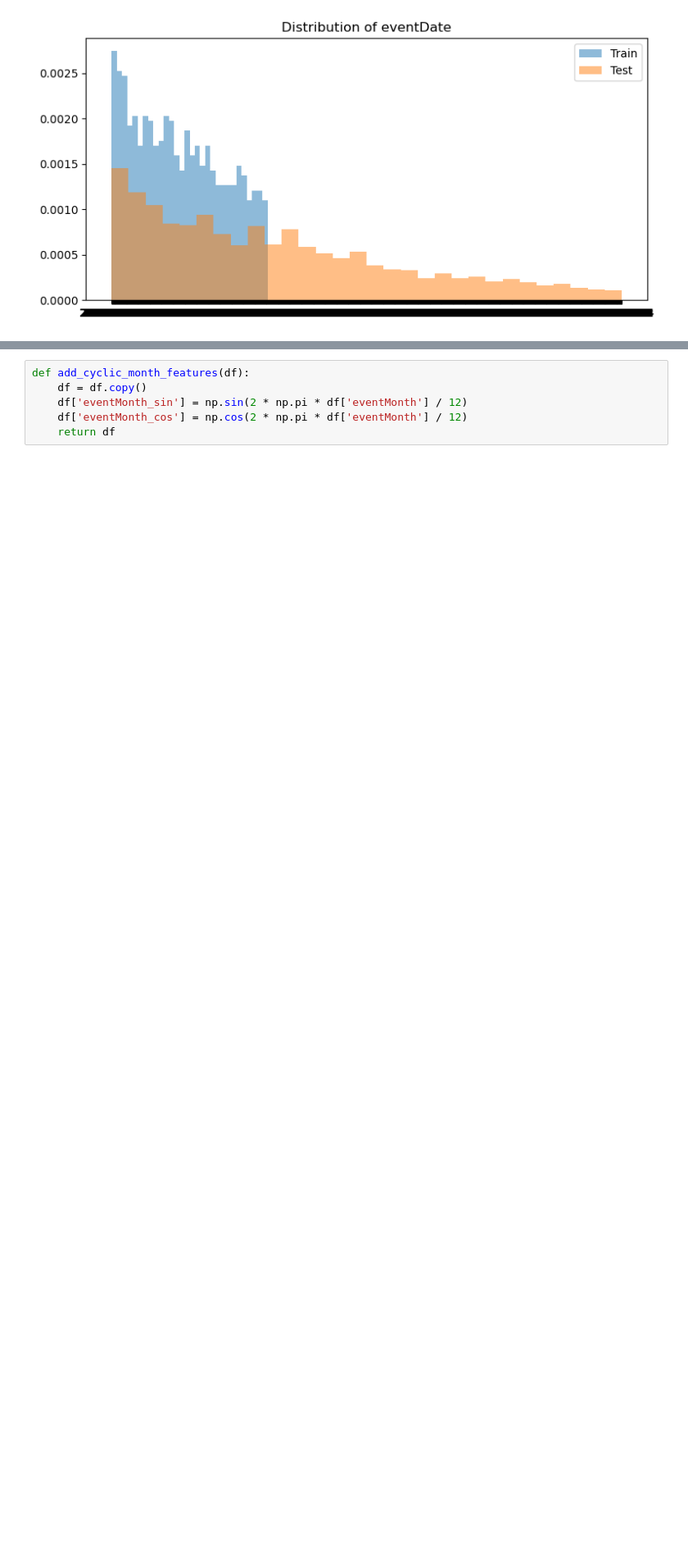
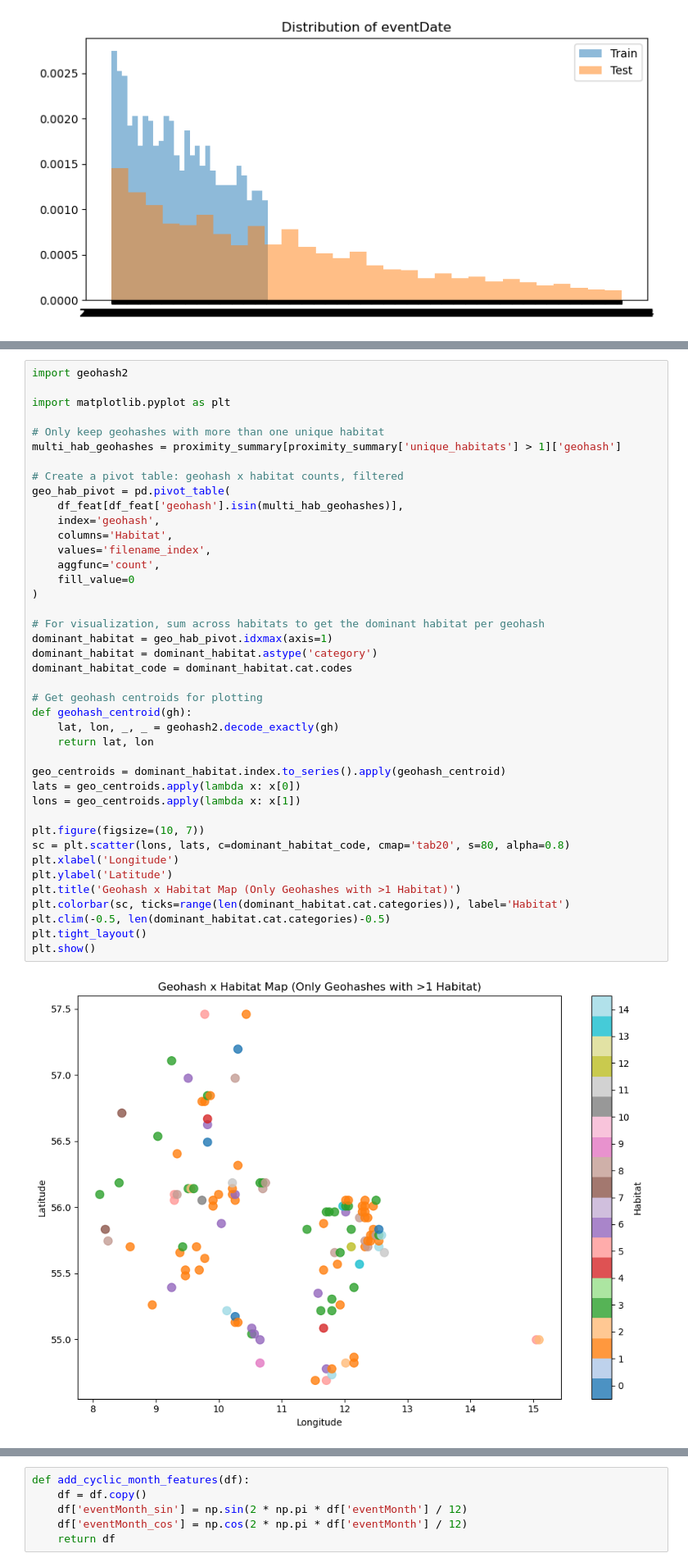
Before and after one commit to alliethebanana/MultimodalDataChallenge2025, a Jupyter notebook: notebooks/02_decision_tree.ipynb, the cells around one changed output, grey strips where cells are left out. Shown at 82% size. Saved outputs shown, nothing was run; the diff lists cells and outputs as text; blank space fills up the shorter version.

```diff
--- a/notebooks/02_decision_tree.ipynb
+++ b/notebooks/02_decision_tree.ipynb
@@ -75,0 +153,43 @@ for col in cols_to_compare:
+# %%
+import geohash2
+
+import matplotlib.pyplot as plt
+
+# Only keep geohashes with more than one unique habitat
+multi_hab_geohashes = proximity_summary[proximity_summary['unique_habitats'] > 1]['geohash']
+
+# Create a pivot table: geohash x habitat counts, filtered
+geo_hab_pivot = pd.pivot_table(
+    df_feat[df_feat['geohash'].isin(multi_hab_geohashes)],
+    index='geohash',
+    columns='Habitat',
+    values='filename_index',
+    aggfunc='count',
+    fill_value=0
+)
+
+# For visualization, sum across habitats to get the dominant habitat per geohash
+dominant_habitat = geo_hab_pivot.idxmax(axis=1)
+dominant_habitat = dominant_habitat.astype('category')
+dominant_habitat_code = dominant_habitat.cat.codes
+
+# Get geohash centroids for plotting
+def geohash_centroid(gh):
+    lat, lon, _, _ = geohash2.decode_exactly(gh)
+    return lat, lon
+
+geo_centroids = dominant_habitat.index.to_series().apply(geohash_centroid)
+lats = geo_centroids.apply(lambda x: x[0])
+lons = geo_centroids.apply(lambda x: x[1])
+
+plt.figure(figsize=(10, 7))
+sc = plt.scatter(lons, lats, c=dominant_habitat_code, cmap='tab20', s=80, alpha=0.8)
+plt.xlabel('Longitude')
+plt.ylabel('Latitude')
+plt.title('Geohash x Habitat Map (Only Geohashes with >1 Habitat)')
+plt.colorbar(sc, ticks=range(len(dominant_habitat.cat.categories)), label='Habitat')
+plt.clim(-0.5, len(dominant_habitat.cat.categories)-0.5)
+plt.tight_layout()
+plt.show()
+# %% [output]
+[figure, added]
```
Also changed, not shown: parts of 4 cells of this notebook.
